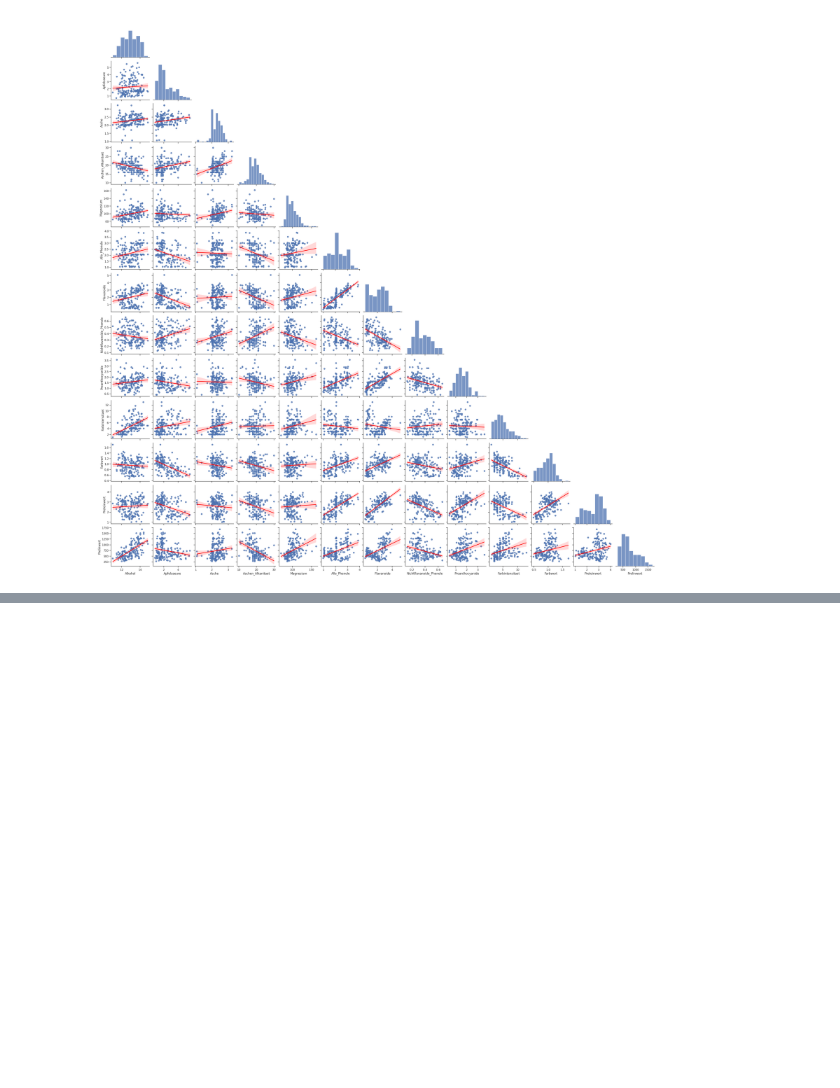
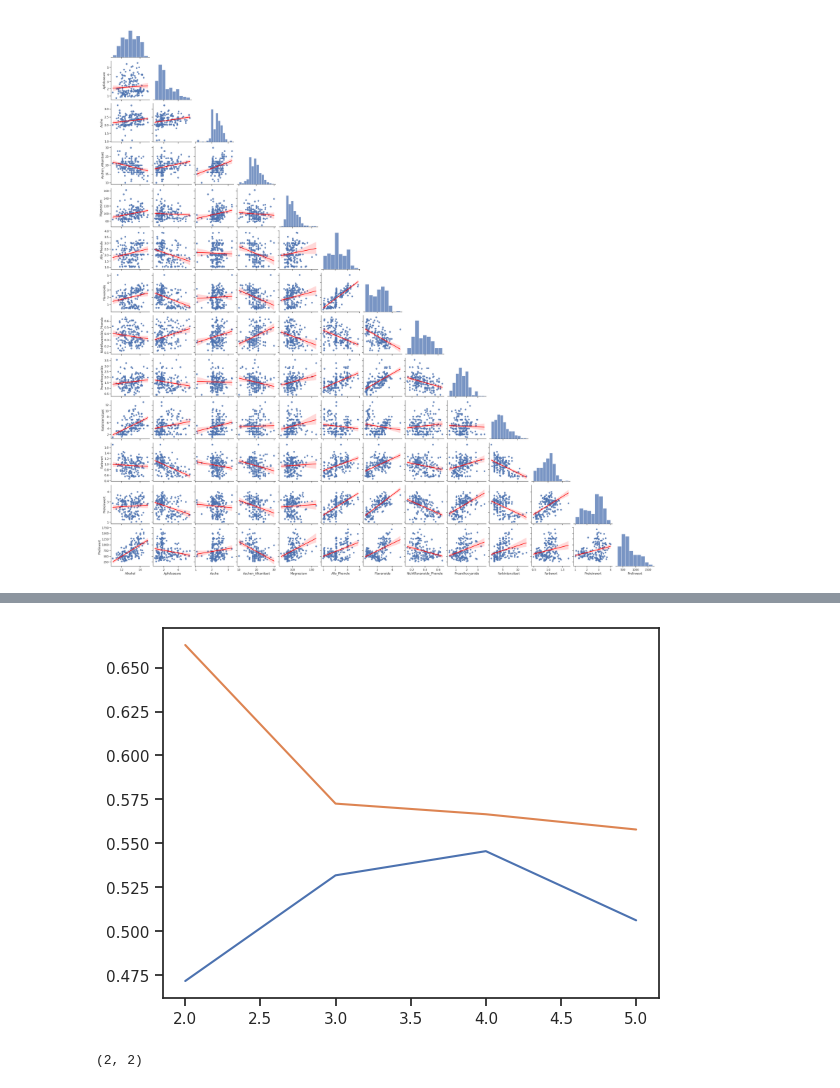
Before and after one commit to ybrenning/ivda, a Jupyter notebook: 02/02-solution.ipynb, the cells around one changed output, grey strips where cells are left out. Saved outputs shown, nothing was run; the diff lists cells and outputs as text; code cells hidden in the pictures; blank space fills up the shorter version.

```diff
--- a/02/02-solution.ipynb
+++ b/02/02-solution.ipynb
@@ -161,3 +165,6 @@ sns.pairplot(data=df, kind="reg", corner=True, plot_kws={'line_kws':{'color':'re
 # %% [output]
 <seaborn.axisgrid.PairGrid at 0x...>
 [figure]
+# %%
+X = df.to_numpy()
+X
@@ -163,0 +185,12 @@ sns.pairplot(data=df, kind="reg", corner=True, plot_kws={'line_kws':{'color':'re
+# %%
+n_clusters = np.arange(2, 6)
+db_scores = []
+s_scores = []
+
+for n in n_clusters:
+    kmeans = KMeans(init='k-means++', n_init='auto', n_clusters=n, random_state=42)
+    y_pred = kmeans.fit_predict(X)
+    db_scores.append(davies_bouldin_score(X, y_pred))
+    s_scores.append(silhouette_score(X, y_pred))
+
+db_scores, s_scores
@@ -163,0 +206,10 @@ sns.pairplot(data=df, kind="reg", corner=True, plot_kws={'line_kws':{'color':'re
+# %%
+plt.plot(n_clusters, db_scores)
+plt.plot(n_clusters, s_scores)
+plt.show()
+# %% [output]
+[figure, added]
+# %%
+n_clusters[np.argmin(db_scores)], n_clusters[np.argmax(s_scores)]
+# %% [output]
+(2, 2)
```
Also changed, not shown: parts of 9 cells of this notebook.
